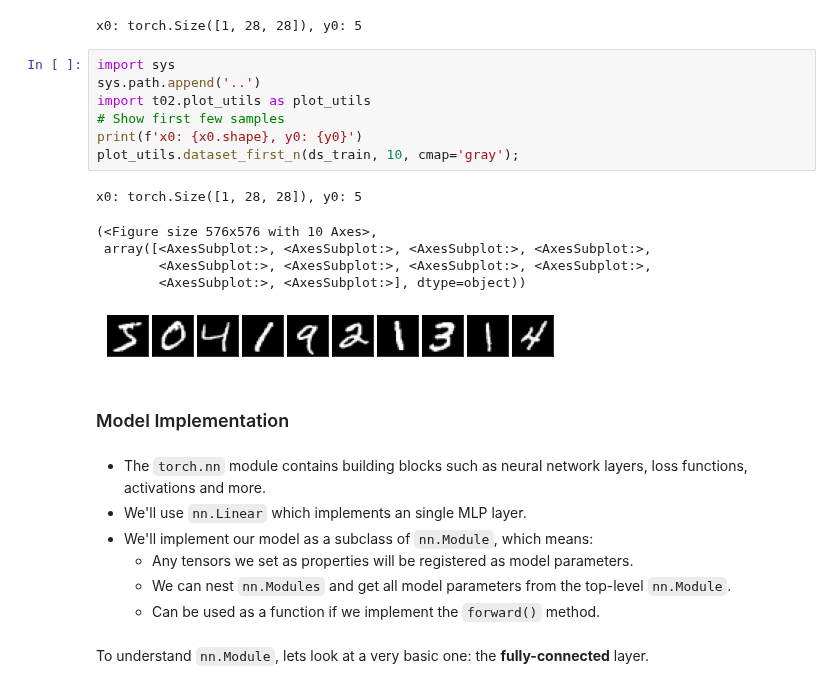
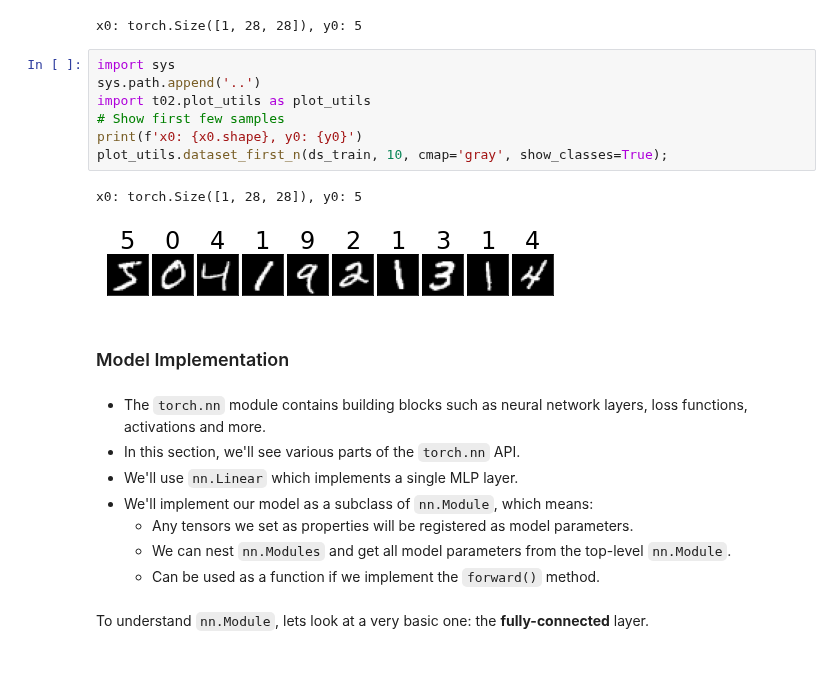
Before and after one commit to vistalab-technion/cs236781-tutorials, a Jupyter notebook: t03/tutorial3-MLP.ipynb, the cells around one changed output. Saved outputs shown, nothing was run; the diff lists cells and outputs as text.

```diff
--- a/t03/tutorial3-MLP.ipynb
+++ b/t03/tutorial3-MLP.ipynb
@@ -390,23 +409,20 @@ x0: torch.Size([1, 28, 28]), y0: 5
 # %%
 import sys
 sys.path.append('..')
 import t02.plot_utils as plot_utils
 # Show first few samples
 print(f'x0: {x0.shape}, y0: {y0}')
-plot_utils.dataset_first_n(ds_train, 10, cmap='gray');
+plot_utils.dataset_first_n(ds_train, 10, cmap='gray', show_classes=True);
 # %% [output]
 x0: torch.Size([1, 28, 28]), y0: 5
-(<Figure size 576x576 with 10 Axes>,
- array([<AxesSubplot:>, <AxesSubplot:>, <AxesSubplot:>, <AxesSubplot:>,
-        <AxesSubplot:>, <AxesSubplot:>, <AxesSubplot:>, <AxesSubplot:>,
-        <AxesSubplot:>, <AxesSubplot:>], dtype=object))
-[figure, old version]
+[figure, new version]
 # %% [markdown]
 ### Model Implementation
 # %% [markdown]
 - The `torch.nn` module contains building blocks such as neural network layers,
   loss functions, activations and more.
-- We'll use `nn.Linear` which implements an single MLP layer.
+- In this section, we'll see various parts of the `torch.nn` API.
+- We'll use `nn.Linear` which implements a single MLP layer.
 - We'll implement our model as a subclass of `nn.Module`, which means:
     - Any tensors we set as properties will be registered as model parameters.
     - We can nest `nn.Modules` and get all model parameters from the top-level `nn.Module`.
```
Also changed, not shown: parts of 28 cells of this notebook.
